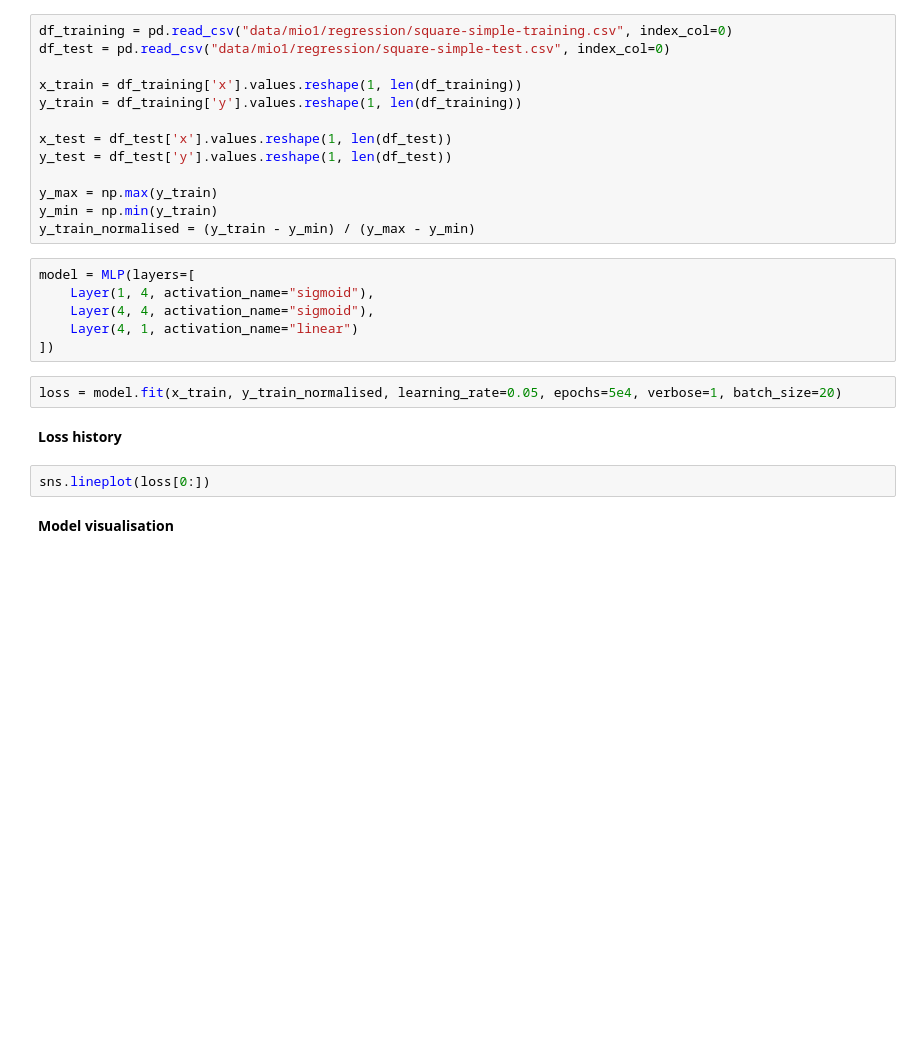
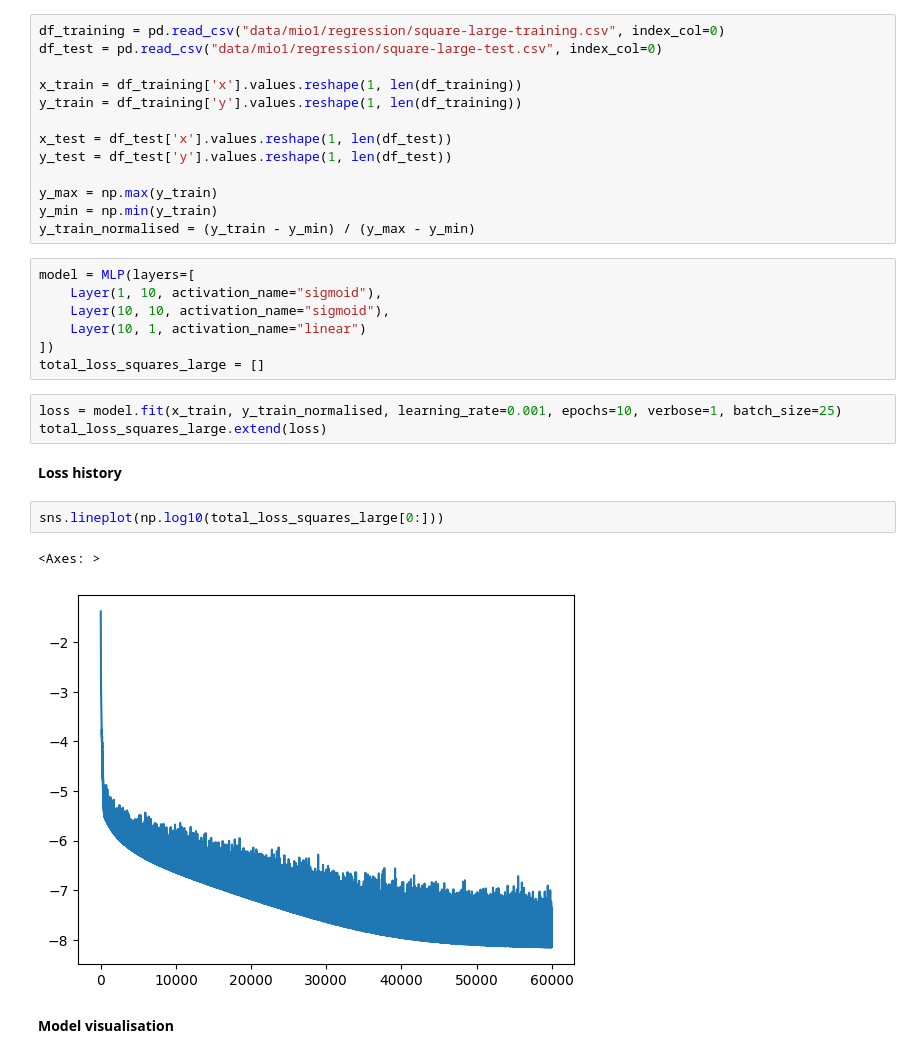
Before and after one commit to krezelj/wut-computational-intelligence, a Jupyter notebook: NeuralNetworks/nn3_notebook.ipynb, the cells around one changed output. Saved outputs shown, nothing was run; the diff lists cells and outputs as text; blank space fills up the shorter version.

```diff
--- a/NeuralNetworks/nn3_notebook.ipynb
+++ b/NeuralNetworks/nn3_notebook.ipynb
@@ -17,6 +17,6 @@ The autoreload extension is already loaded. To reload it, use:
 # %%
-df_training = pd.read_csv("data/mio1/regression/square-simple-training.csv", index_col=0)
-df_test = pd.read_csv("data/mio1/regression/square-simple-test.csv", index_col=0)
+df_training = pd.read_csv("data/mio1/regression/square-large-training.csv", index_col=0)
+df_test = pd.read_csv("data/mio1/regression/square-large-test.csv", index_col=0)
 
 x_train = df_training['x'].values.reshape(1, len(df_training))
 y_train = df_training['y'].values.reshape(1, len(df_training))
@@ -29,16 +29,21 @@ y_min = np.min(y_train)
 y_train_normalised = (y_train - y_min) / (y_max - y_min)
 # %%
 model = MLP(layers=[
-    Layer(1, 4, activation_name="sigmoid"),
-    Layer(4, 4, activation_name="sigmoid"),
-    Layer(4, 1, activation_name="linear")
+    Layer(1, 10, activation_name="sigmoid"),
+    Layer(10, 10, activation_name="sigmoid"),
+    Layer(10, 1, activation_name="linear")
 ])
+total_loss_squares_large = []
 # %%
-loss = model.fit(x_train, y_train_normalised, learning_rate=0.05, epochs=5e4, verbose=1, batch_size=20)
+loss = model.fit(x_train, y_train_normalised, learning_rate=0.001, epochs=10, verbose=1, batch_size=25)
+total_loss_squares_large.extend(loss)
 # %% [markdown]
 **Loss history**
 # %%
-sns.lineplot(loss[0:])
+sns.lineplot(np.log10(total_loss_squares_large[0:]))
+# %% [output]
+<Axes: >
+[figure, added]
 # %% [markdown]
 **Model visualisation**
 # %%
```
Also changed, not shown: parts of 21 cells of this notebook.
